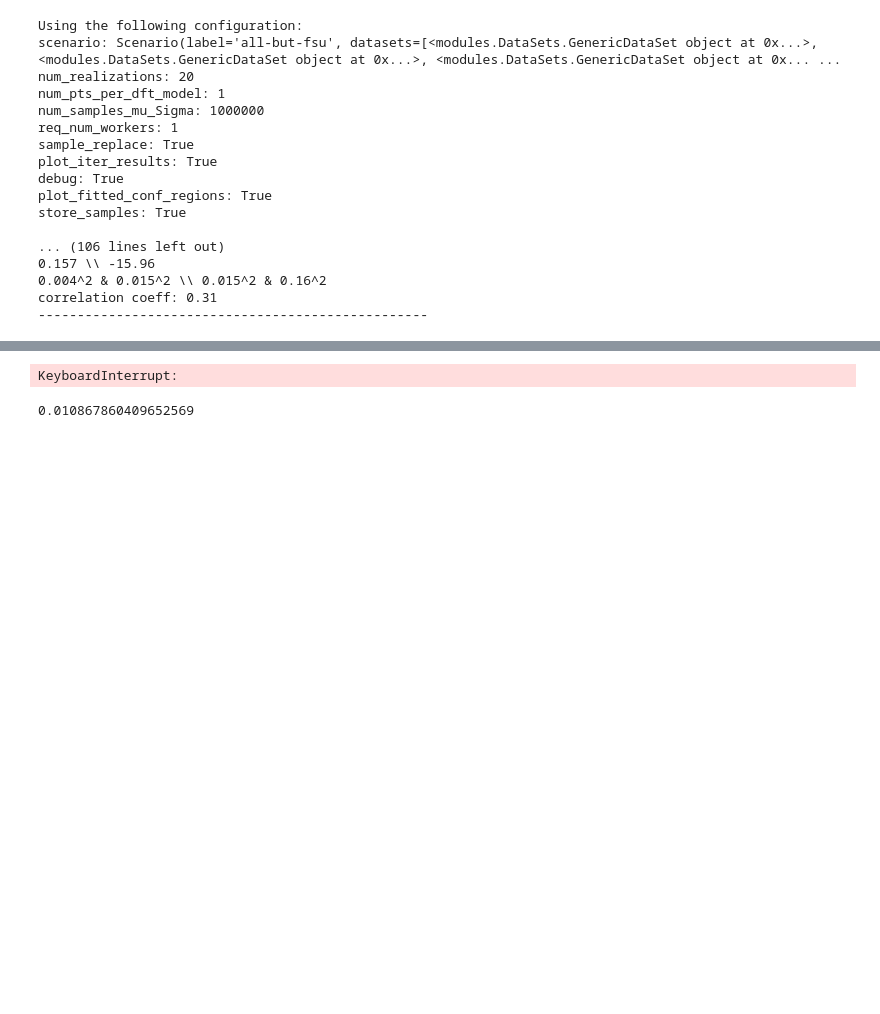
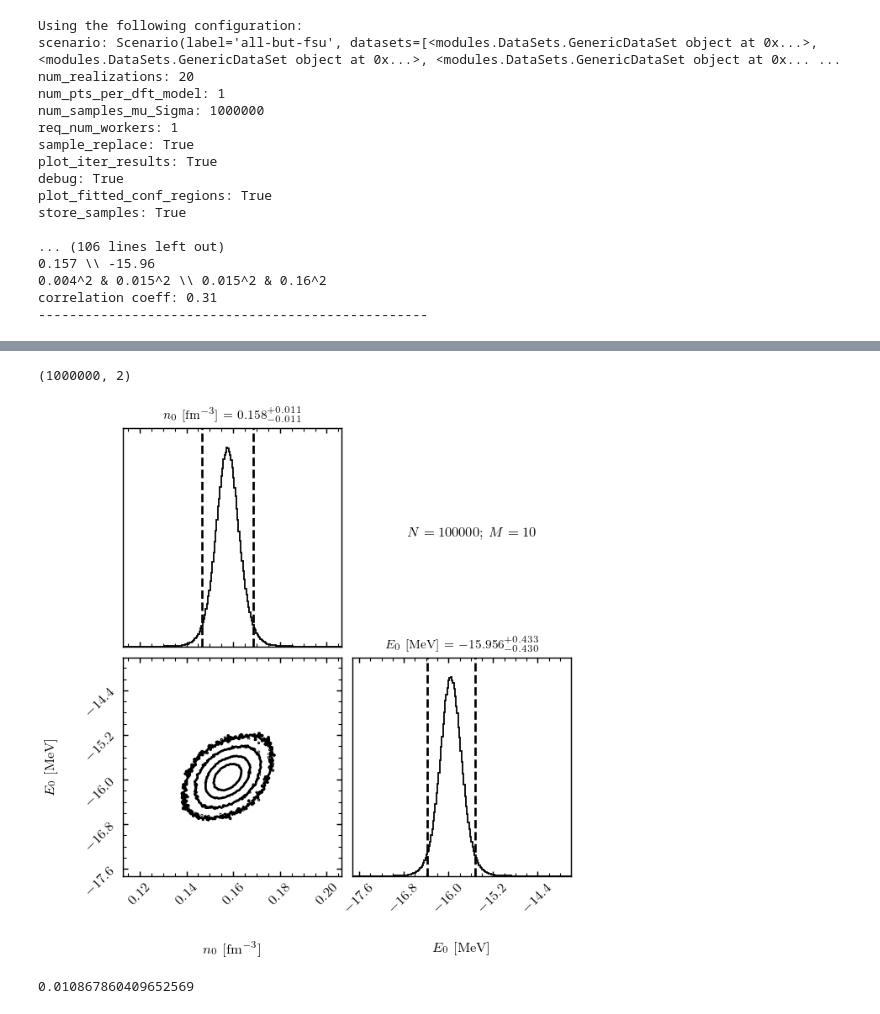
Before and after one commit to cdrischler/nuclear_saturation, a Jupyter notebook: analysis_conjugate_priors.ipynb, the cells around one changed output, grey strips where cells are left out. Saved outputs shown, nothing was run; the diff lists cells and outputs as text; code cells hidden in the pictures; blank space fills up the shorter version.

```diff
--- a/analysis_conjugate_priors.ipynb
+++ b/analysis_conjugate_priors.ipynb
@@ -409,7 +399,7 @@ drischler_satbox.plot(ax=ax, plot_box_estimate=True, legend_out_of_frame=False,
 from modules.StatisticalModel import StatisticalModel
 from tqdm import tqdm
 # pdf = matplotlib.backends.backend_pdf.PdfPages("pdf/test.pdf")
-N = 100000000 # 1000000
+N = 100000 # 1000000
 M = 10
 samples = []
 for prior_set in used_prior_sets[1:2]:
@@ -420,34 +410,35 @@ for prior_set in used_prior_sets[1:2]:
         # model.print_latex()
         # print(model.posterior_params)
         # pdf.savefig()
 # pdf.close()
 samples = np.vstack(samples)
 print(samples.shape)
 import arviz as az
 data = az.from_dict(posterior={"rho": samples[:,0], "E0": samples[:,1]})
 
 import corner
 use_level = 0.95
 fig = corner.corner(samples,
                     labels=("$n_0$ [fm$^{-3}$]", "$E_0$ [MeV]"),
                     quantiles=(0.5-use_level/2, 0.5+use_level/2),
                     verbose=False,
                     show_titles=True,
                     title_quantiles=(0.5-use_level/2, 0.5, 0.5+use_level/2),
                     levels=(0.5, 0.8, 0.95, 0.99),
                     facecolor="none",
                     bins=200,
                     labelpad=-0.0,
                     plot_datapoints=False, plot_density=False,
                     no_fill_contours=True, fill_contours=None,
                     title_fmt=".3f", title_kwargs={"fontsize": 8})
 # fig
 axs = np.array(fig.axes).reshape((2, 2))
 axs[0,1].text(0.25, 0.5, f"$N={N}$; $M={M}$")
 # axs[0,1].text(0.25, 0.25, f"$N={N}$; $M={M}$")
 fig.savefig(f"pdf/simple_impl_N_{N}_M_{M}.pdf")
 # %% [output]
-KeyboardInterrupt:
+(1000000, 2)
+[figure, added]
 # %%
 mean = np.mean(samples, axis=0)
 mean[0] - np.percentile(samples[:,0], (1-use_level)/2*100)
```
Also changed, not shown: parts of 17 cells of this notebook.
